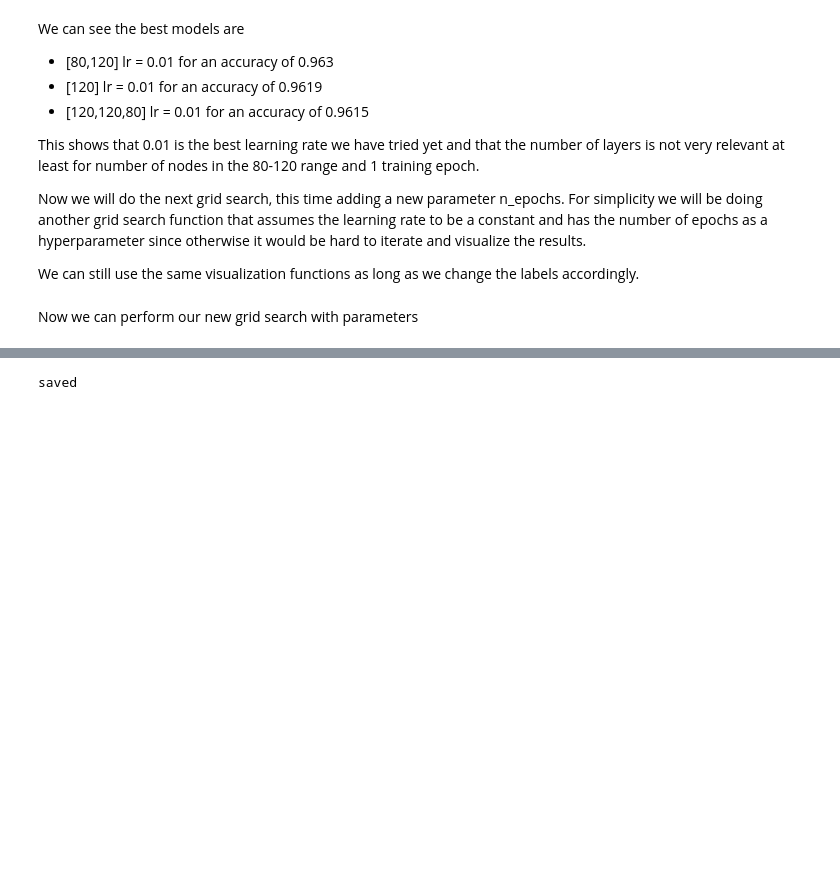
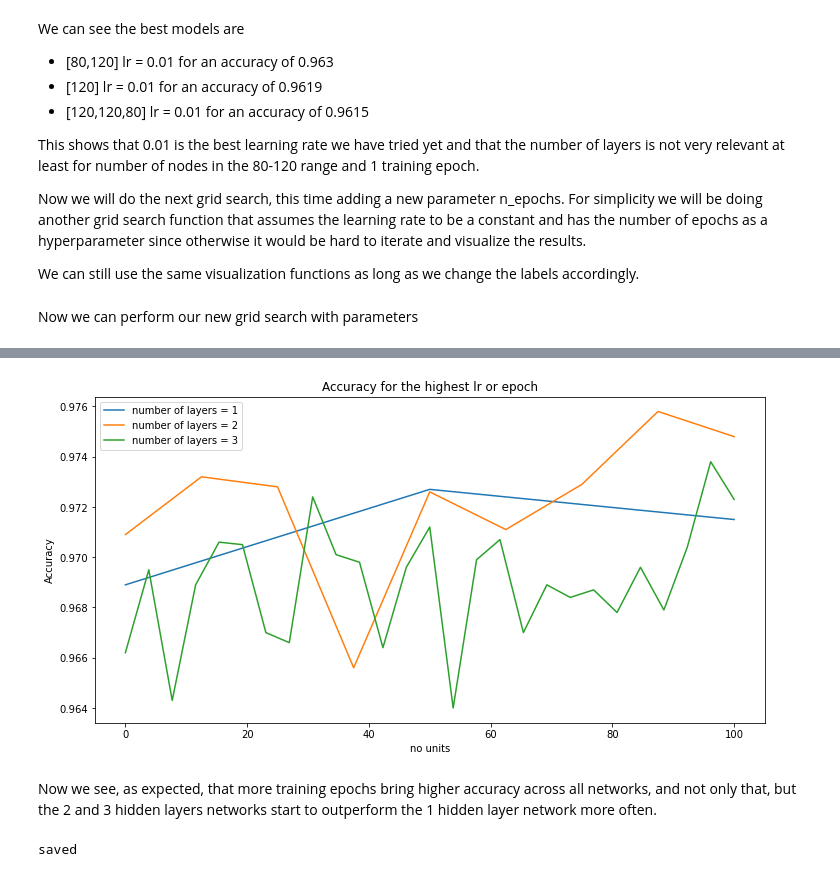
Before and after one commit to Oriol23/Making-a-perceptron-from-scratch, a Jupyter notebook: Multi layered perceptron.ipynb, the cells around one changed output, grey strips where cells are left out. Drawn from its saved outputs; the diff is of its cells as text; code cells hidden in the pictures; blank space fills up the shorter version.

```diff
--- a/Multi layered perceptron.ipynb
+++ b/Multi layered perceptron.ipynb
@@ -588,7 +588,6 @@ def compare_lr_ne(accuracy_dict,bestlr): #bestlr is a list of the best learning
 
     fig, ax = plt.subplots(1,1,figsize=(12,6))
     for h,maxlr in zip(range(L),bestlr):
-        lrlist = [diflr[h].index(0.01),diflr[h].index(0.01)] #index of the best lr for every number of layers
         i = diflr[h].index(maxlr)
         xdummy = np.linspace(0,100,len(nodes[h][i]))
         ax.plot(xdummy, accuracy[h][i], label = "number of layers = "+str(n_layers[h]))
@@ -738,2 +738,8 @@ parameters = {'Learning_Rate': 0.01
+# %%
+compare_lr_ne(accuracy_dict,[3,3,3])
+# %% [output]
+[figure, added]
+# %% [markdown]
+Now we see, as expected, that more training epochs bring higher accuracy across all networks, and not only that, but the 2 and 3 hidden layers networks start to outperform the 1 hidden layer network more often.
 # %%
 #Compare performance with AI for beginners' method
```
Also changed, not shown: parts of 11 cells of this notebook, 1 other file.
